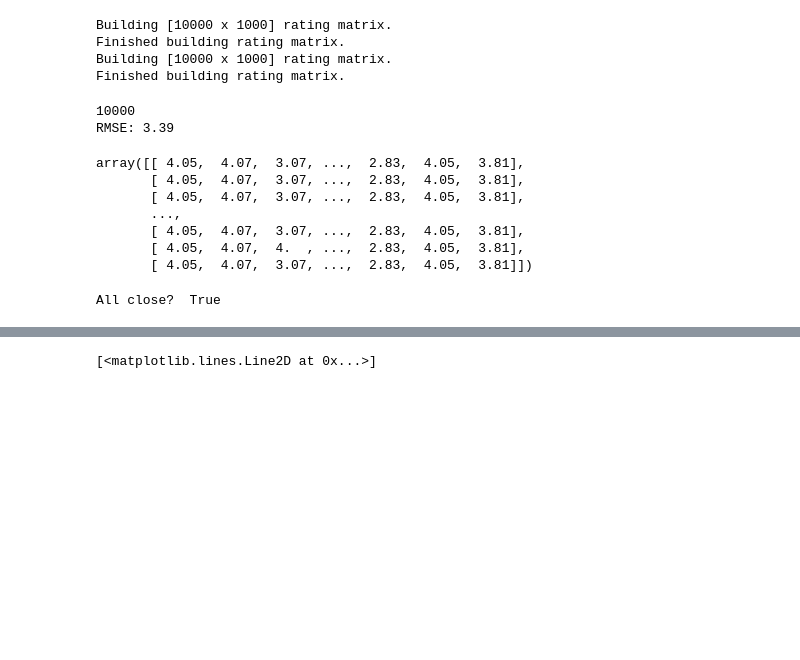
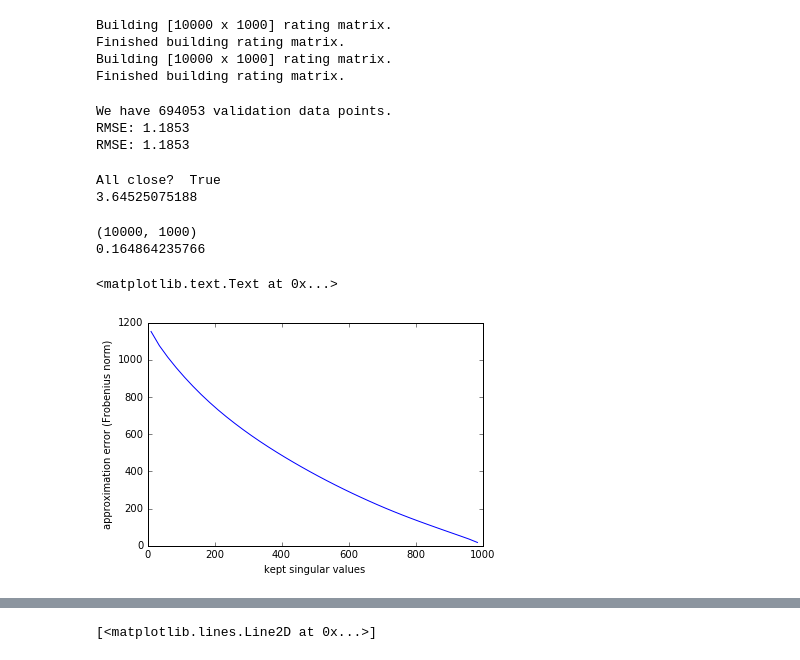
Before and after one commit to AndreiBarsan/cil-exercises, a Jupyter notebook: cil-exercise-03.ipynb, the cells around one changed output, grey strips where cells are left out. Saved outputs shown, nothing was run; the diff lists cells and outputs as text; code cells hidden in the pictures; blank space fills up the shorter version.

```diff
--- a/cil-exercise-03.ipynb
+++ b/cil-exercise-03.ipynb
@@ -249,7 +237,7 @@ USER_COUNT = 10000
 # Columns are items
 ITEM_COUNT = 1000
 
-VALIDATION_RATIO = 0.15
+VALIDATION_RATIO = 0.50
 TRAINING_RATIO = 1 - VALIDATION_RATIO
 
 RANDOM_SEED = 0xC0FFEE
@@ -317,7 +330,6 @@ def predict_by_avg_item_rating(data):
     predictions = np.copy(data)
     for col in range(data.shape[1]):
         no_rating = (predictions[:, col] == 0)
-        # print(np.sum(no_rating) + np.sum(predictions[:, col] != 0))
         predictions[no_rating, col] = item_ratings[col]
 
     zero_pred = (predictions == 0)
@@ -325,18 +337,11 @@ def predict_by_avg_item_rating(data):
     return predictions
 
 
-result = predict_by_avg_item_rating(train_matrix)
-print(len(result))
-print("RMSE: %.2f" % rmse(result, data_matrix))
-result
+no_svd_result = predict_by_avg_item_rating(train_matrix)
+print("RMSE: %.4f" % score_predictions(no_svd_result, validation_matrix))
+print("RMSE: %.4f" % score_predictions_slow(no_svd_result, validation_matrix))
 # %% [output]
-10000
-RMSE: 3.39
+We have 694053 validation data points.
+RMSE: 1.1853
+RMSE: 1.1853
-array([[ 4.05,  4.07,  3.07, ...,  2.83,  4.05,  3.81],
-       [ 4.05,  4.07,  3.07, ...,  2.83,  4.05,  3.81],
-       [ 4.05,  4.07,  3.07, ...,  2.83,  4.05,  3.81],
-       ...,
-       [ 4.05,  4.07,  3.07, ...,  2.83,  4.05,  3.81],
-       [ 4.05,  4.07,  4.  , ...,  2.83,  4.05,  3.81],
-       [ 4.05,  4.07,  3.07, ...,  2.83,  4.05,  3.81]])
 # %%
@@ -372,5 +387,16 @@ reconstruction = np.dot(U, np.dot(D, V.T))
 print("All close? ", np.allclose(imputed, reconstruction))
 U_prime = np.dot(U, np.sqrt(D))
 V_prime = np.dot(np.sqrt(D), V)
+
+print(reconstruction.mean())
 # %% [output]
 All close?  True
+3.64525075188
+# %%
+# There's probably a very simple explanation for why this is fucking up.
+recon = np.dot(U_prime, V_prime.T)[:,:1000]
+print(recon.shape)
+print(recon.mean())
+# %% [output]
+(10000, 1000)
+0.164864235766
@@ -376,0 +416,7 @@ All close?  True
+# %%
+plt.plot(ks, errors)
+plt.xlabel("kept singular values")
+plt.ylabel("approximation error (Frobenius norm)")
+# %% [output]
+<matplotlib.text.Text at 0x...>
+[figure, added]
```
Also changed, not shown: parts of 18 cells of this notebook.
